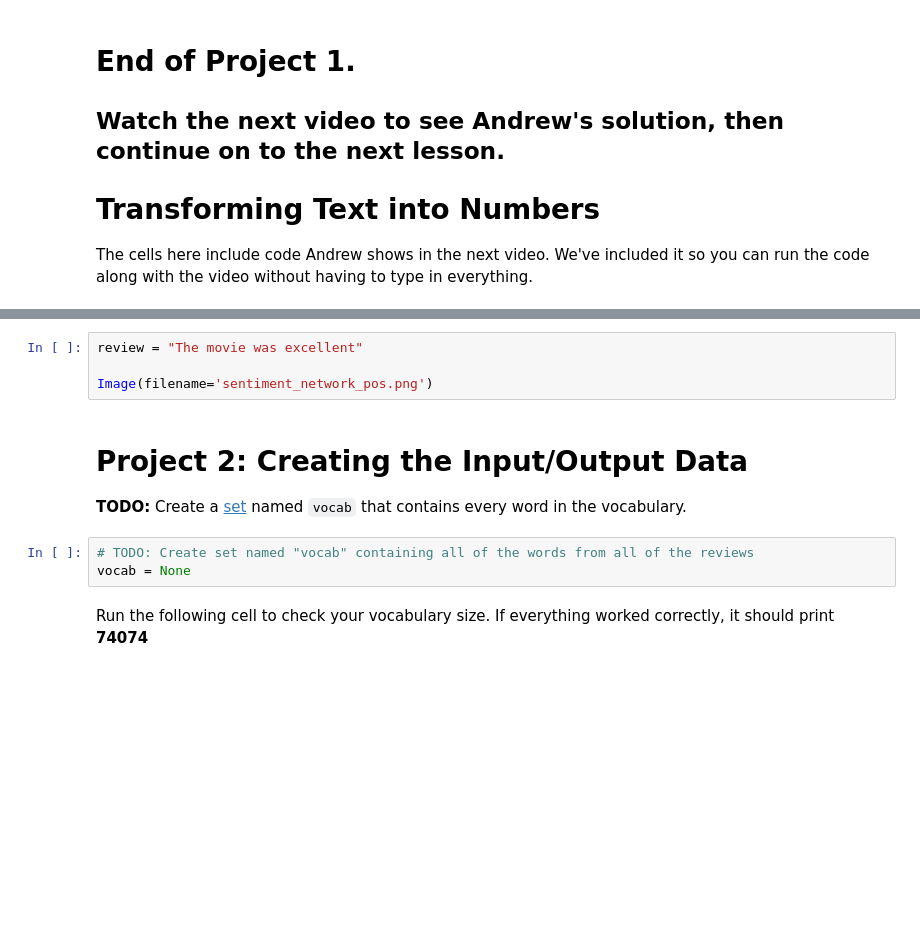
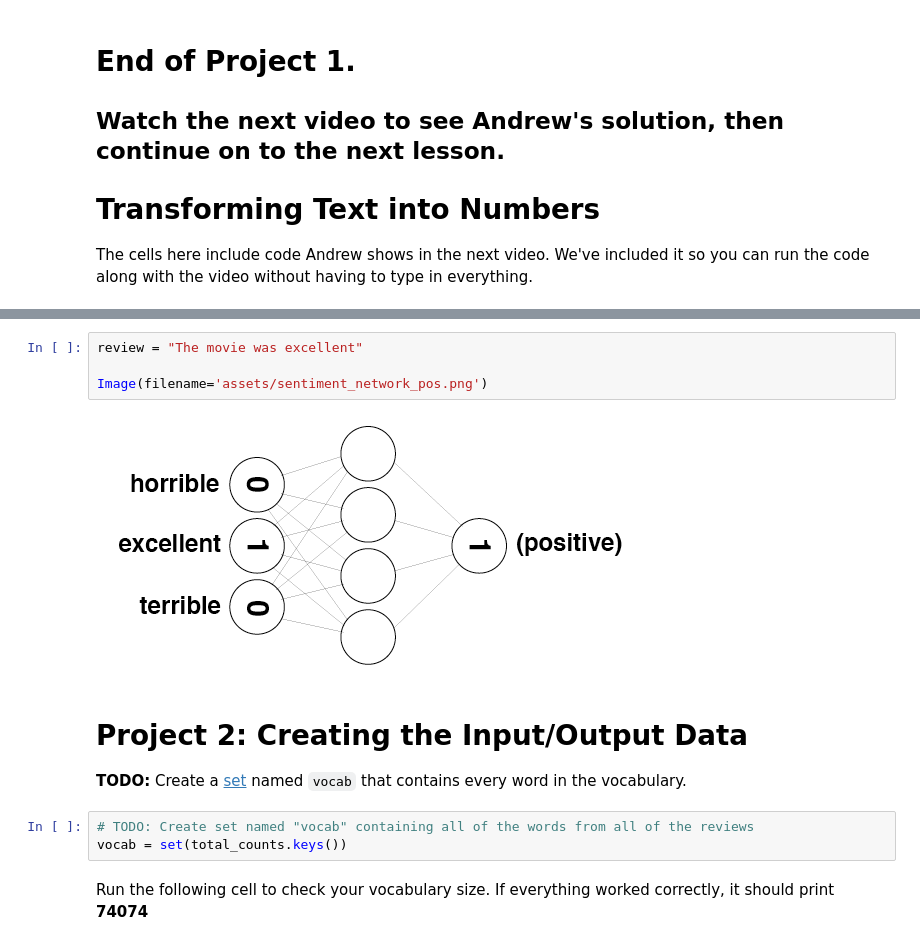
Before and after one commit to samuelkb/gColab, a Jupyter notebook: notebooks/Sentiment-analysis-with-Andrew/Sentiment_Classification_Projects.ipynb, the cells around one changed output, grey strips where cells are left out. Cells and saved outputs as stored; diff of their text form; blank space fills up the shorter version.

```diff
--- a/notebooks/Sentiment-analysis-with-Andrew/Sentiment_Classification_Projects.ipynb
+++ b/notebooks/Sentiment-analysis-with-Andrew/Sentiment_Classification_Projects.ipynb
@@ -194,14 +307,16 @@ Image(filename='sentiment_network.png')
 # %%
 review = "The movie was excellent"
 
-Image(filename='sentiment_network_pos.png')
+Image(filename='assets/sentiment_network_pos.png')
+# %% [output]
+[figure, added]
 # %% [markdown]
 # Project 2: Creating the Input/Output Data<a id='project_2'></a>
 
 **TODO:** Create a [set](https://docs.python.org/3/tutorial/datastructures.html#sets) named `vocab` that contains every word in the vocabulary.
 # %%
 # TODO: Create set named "vocab" containing all of the words from all of the reviews
-vocab = None
+vocab = set(total_counts.keys())
 # %% [markdown]
 Run the following cell to check your vocabulary size. If everything worked correctly, it should print **74074**
 # %%
```
Also changed, not shown: parts of 28 cells of this notebook.
